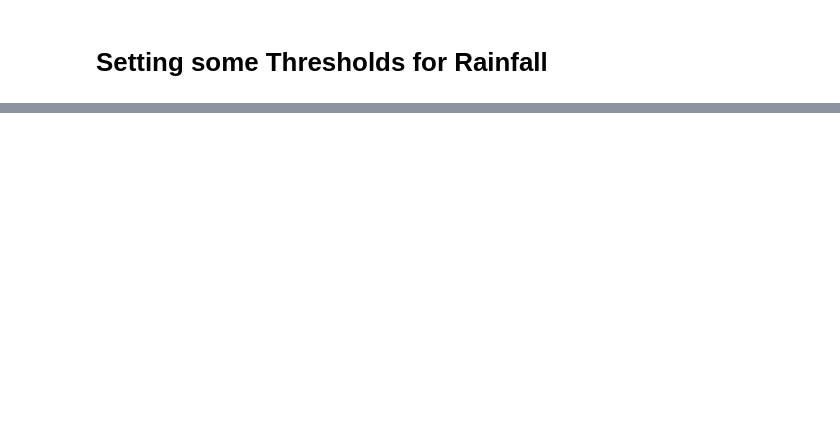
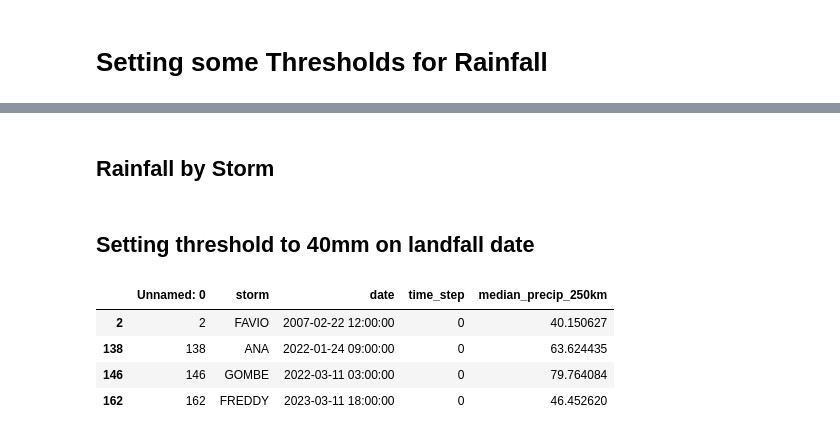
Before and after one commit to OCHA-DAP/ds-aa-moz-cyclones, a Jupyter notebook: analysis/03.1_setting_rainfall_thresholds.ipynb, the cells around one changed output, grey strips where cells are left out. Saved outputs shown, nothing was run; the diff lists cells and outputs as text; code cells hidden in the pictures; blank space fills up the shorter version.

Commit message:
updating analysis on observational rainfall - adding plots

```diff
--- a/analysis/03.1_setting_rainfall_thresholds.ipynb
+++ b/analysis/03.1_setting_rainfall_thresholds.ipynb
@@ -59,10 +53,12 @@ gdf_adm1_sel = gdf_adm1[gdf_adm1.ADM1_PT.isin(ADMS)]
 df_emdat = df_emdat[df_emdat.iso3 == "MOZ"]  # Just want the impacts to Mozambique
 # %%
 imerg_path = (
-    Path(AA_DATA_DIR) / "public" / "processed" / "moz" / "daily_imerg_precip_adm1.csv"
+    Path(AA_DATA_DIR)
+    / "public"
+    / "processed"
+    / "moz"
+    / "daily_imerg_cyclone_landfall.csv"
 )
 
-# TODO: Take the 2-day rolling sum?
 df_imerg = pd.read_csv(imerg_path)
-df_imerg = df_imerg[df_imerg.ADM1.isin(ADMS)]
 df_imerg["date"] = pd.to_datetime(df_imerg["date"])
@@ -322,0 +84,35 @@ fig.show()
+# %% [markdown]
+## Rainfall by Storm
+# %%
+# Filter data for time_step = 0
+df_time_step_0 = df_imerg[df_imerg["time_step"] == 0]
+
+# Sort the values by median_precip_250km in descending order
+df_time_step_0_sorted = df_time_step_0.sort_values(
+    by="median_precip_250km", ascending=False
+)
+
+# Plot with Plotly
+fig = px.bar(
+    df_time_step_0_sorted,
+    x="median_precip_250km",
+    y="storm",
+    title="Rainfall on Landfall Date for Each Storm",
+    labels={
+        "storm": "Storm",
+        "median_precip_250km": "Median Precipitation (in 250km radius)",
+    },
+    orientation="h",
+)
+fig.update_layout(yaxis={"categoryorder": "total ascending"}, height=600)
+fig.show()
+# %% [markdown]
+## Setting threshold to 40mm on landfall date
+# %%
+df_time_step_0[df_time_step_0["median_precip_250km"] >= 40]
+# %% [output]
+|  | Unnamed: 0 | storm | date | time_step | median_precip_250km |
+| 2 | 2 | FAVIO | 2007-02-22 12:00:00 | 0 | 40.150627 |
+| 138 | 138 | ANA | 2022-01-24 09:00:00 | 0 | 63.624435 |
+| 146 | 146 | GOMBE | 2022-03-11 03:00:00 | 0 | 79.764084 |
+| 162 | 162 | FREDDY | 2023-03-11 18:00:00 | 0 | 46.452620 |
```
Also changed, not shown: parts of 13 cells of this notebook.
